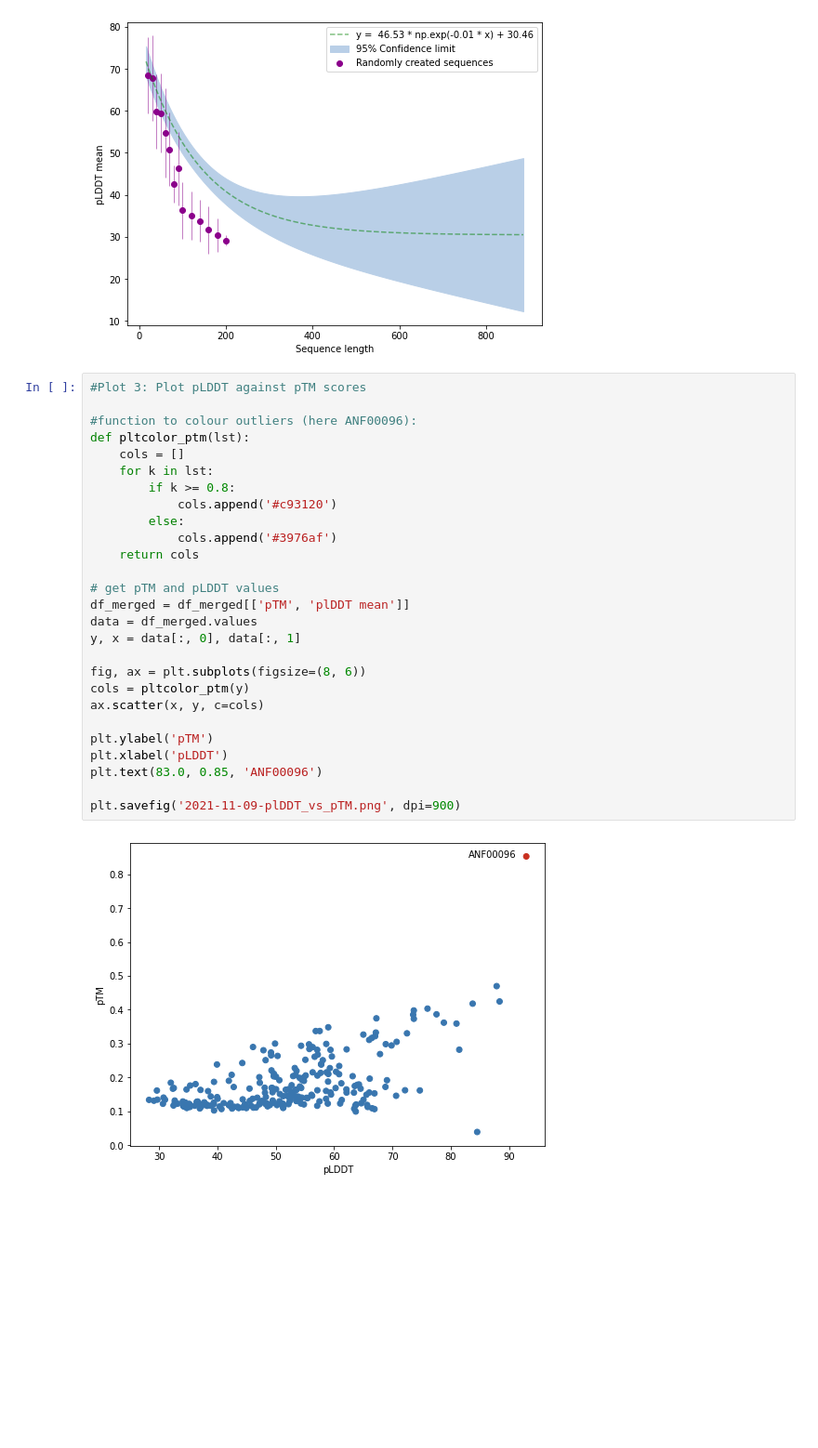
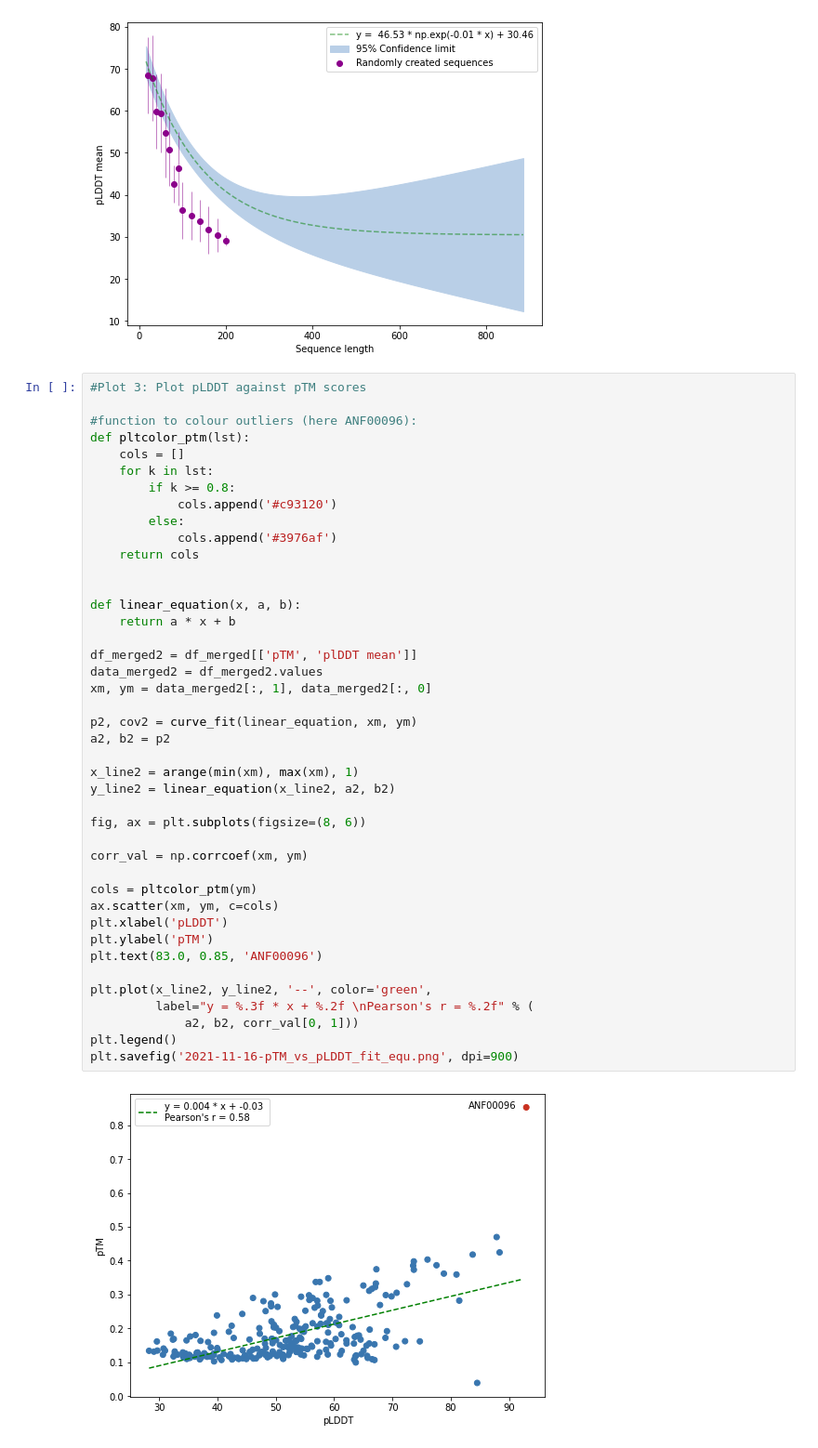
Before and after one commit to VivianMonzon/Folding_the_Unfoldable, a Jupyter notebook: 2021_11_09_manuscript_plots_scripts_AntiFam.ipynb, the cells around one changed output. Shown: that part at 93% size. Saved outputs shown, nothing was run; the diff lists cells and outputs as text; blank space fills up the shorter version.

```diff
--- a/2021_11_09_manuscript_plots_scripts_AntiFam.ipynb
+++ b/2021_11_09_manuscript_plots_scripts_AntiFam.ipynb
@@ -137,32 +137,47 @@ plt.savefig('2021-11-09-plDDT_vs_seq_len_random_seqs.png', dpi=900)
 # %%
 #Plot 3: Plot pLDDT against pTM scores
 
 #function to colour outliers (here ANF00096):
 def pltcolor_ptm(lst):
     cols = []
     for k in lst:
         if k >= 0.8:
             cols.append('#c93120')
         else:
             cols.append('#3976af')
     return cols
 
-# get pTM and pLDDT values
-df_merged = df_merged[['pTM', 'plDDT mean']]
-data = df_merged.values
-y, x = data[:, 0], data[:, 1]
+
+def linear_equation(x, a, b):
+    return a * x + b
+
+df_merged2 = df_merged[['pTM', 'plDDT mean']]
+data_merged2 = df_merged2.values
+xm, ym = data_merged2[:, 1], data_merged2[:, 0]
+
+p2, cov2 = curve_fit(linear_equation, xm, ym)
+a2, b2 = p2
+
+x_line2 = arange(min(xm), max(xm), 1)
+y_line2 = linear_equation(x_line2, a2, b2)
 
 fig, ax = plt.subplots(figsize=(8, 6))
-cols = pltcolor_ptm(y)
-ax.scatter(x, y, c=cols)
 
+corr_val = np.corrcoef(xm, ym)
+
+cols = pltcolor_ptm(ym)
+ax.scatter(xm, ym, c=cols)
+plt.xlabel('pLDDT')
 plt.ylabel('pTM')
-plt.xlabel('pLDDT')
 plt.text(83.0, 0.85, 'ANF00096')
 
-plt.savefig('2021-11-09-plDDT_vs_pTM.png', dpi=900)
+plt.plot(x_line2, y_line2, '--', color='green',
+         label="y = %.3f * x + %.2f \nPearson's r = %.2f" % (
+             a2, b2, corr_val[0, 1]))
+plt.legend()
+plt.savefig('2021-11-16-pTM_vs_pLDDT_fit_equ.png', dpi=900)
 # %% [output]
-[figure, old version]
+[figure, new version]
 # %%
 #Plot 4: Plot pTM score against sequence length
 
```
Also changed, not shown: parts of 1 cell of this notebook.
